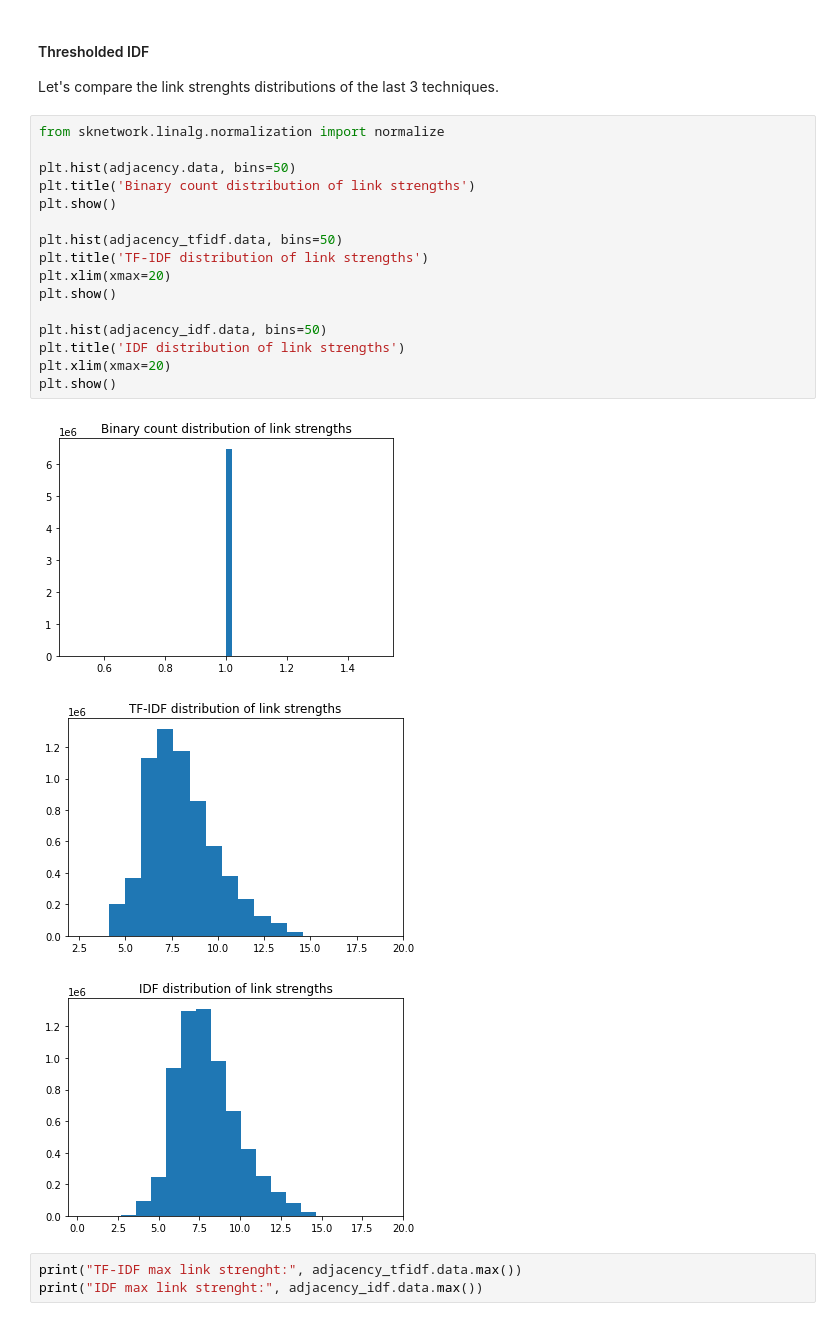
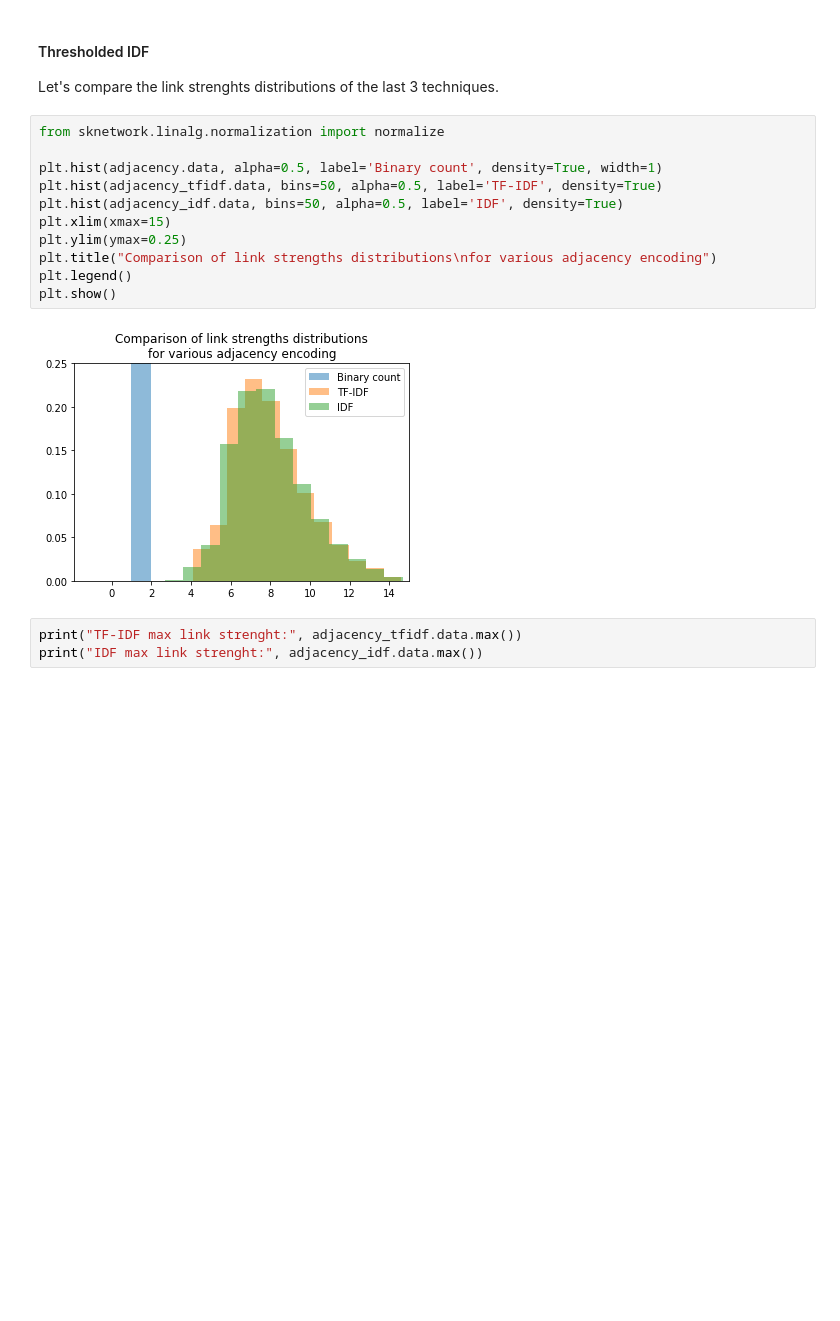
Before and after one commit to oulianov/explorative-search, a Jupyter notebook: graph-search.ipynb, the cells around one changed output. Saved outputs shown, nothing was run; the diff lists cells and outputs as text; blank space fills up the shorter version.

Commit message:
Better distribution graph

```diff
--- a/graph-search.ipynb
+++ b/graph-search.ipynb
@@ -335,23 +335,16 @@ Let's compare the link strenghts distributions of the last 3 techniques.
 # %%
 from sknetwork.linalg.normalization import normalize
 
-plt.hist(adjacency.data, bins=50)
-plt.title('Binary count distribution of link strengths')
+plt.hist(adjacency.data, alpha=0.5, label='Binary count', density=True, width=1)
+plt.hist(adjacency_tfidf.data, bins=50, alpha=0.5, label='TF-IDF', density=True)
+plt.hist(adjacency_idf.data, bins=50, alpha=0.5, label='IDF', density=True)
+plt.xlim(xmax=15)
+plt.ylim(ymax=0.25)
+plt.title("Comparison of link strengths distributions\nfor various adjacency encoding")
+plt.legend()
 plt.show()
-
-plt.hist(adjacency_tfidf.data, bins=50)
-plt.title('TF-IDF distribution of link strengths')
-plt.xlim(xmax=20)
-plt.show()
-
-plt.hist(adjacency_idf.data, bins=50)
-plt.title('IDF distribution of link strengths')
-plt.xlim(xmax=20)
-plt.show()
 # %% [output]
-[figure, old version]
+[figure, new version]
-[figure, removed]
-[figure, removed]
 # %%
 print("TF-IDF max link strenght:", adjacency_tfidf.data.max())
 print("IDF max link strenght:", adjacency_idf.data.max())
```
